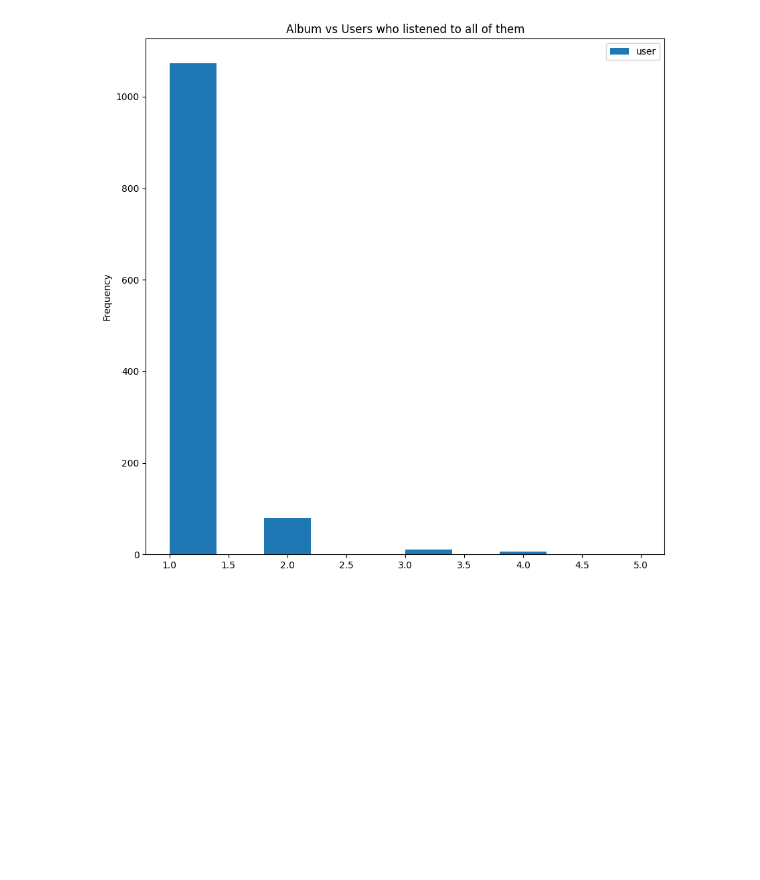
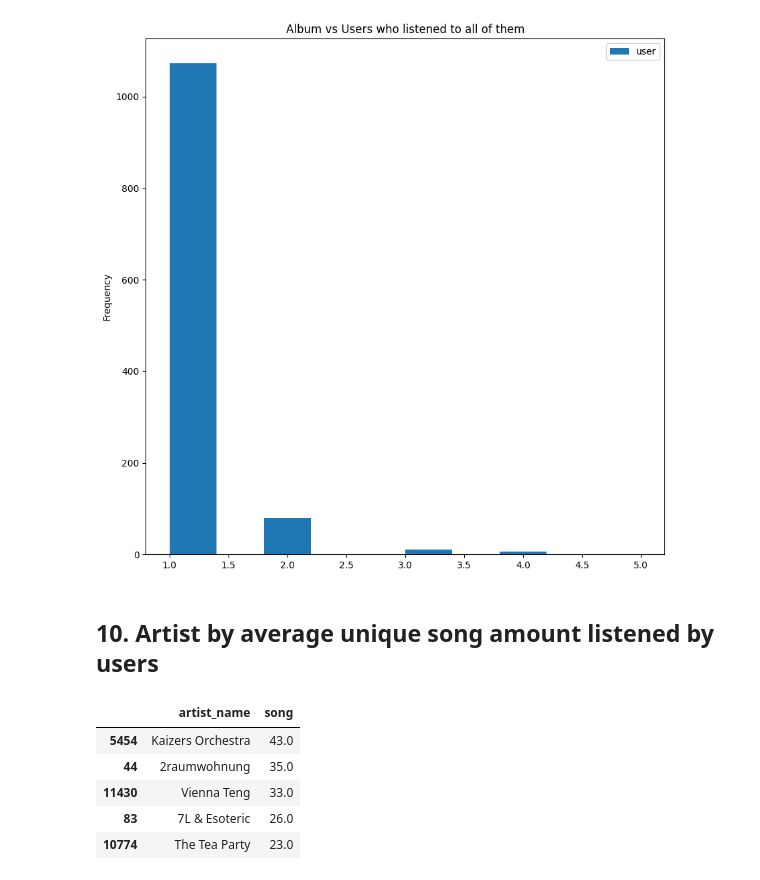
Before and after one commit to csosapezo/song-recommendation-engine, a Jupyter notebook: exploratory-data-analysis.ipynb, the cells around one changed output. Drawn from its saved outputs; the diff is of its cells as text; code cells hidden in the pictures; blank space fills up the shorter version.

```diff
--- a/exploratory-data-analysis.ipynb
+++ b/exploratory-data-analysis.ipynb
@@ -192,3 +192,15 @@ ax = album_user_df.plot(
 )
 # %% [output]
 [figure]
+# %% [markdown]
+## 10. Artist by average unique song amount listened by users
+# %%
+artist_song_df = df.groupby(by=["artist_name", "user"])["song"].count().reset_index().groupby("artist_name")["song"].mean().reset_index().sort_values("song", ascending=False)
+artist_song_df.head()
+# %% [output]
+|  | artist_name | song |
+| 5454 | Kaizers Orchestra | 43.0 |
+| 44 | 2raumwohnung | 35.0 |
+| 11430 | Vienna Teng | 33.0 |
+| 83 | 7L & Esoteric | 26.0 |
+| 10774 | The Tea Party | 23.0 |
```
Also changed, not shown: parts of 6 cells of this notebook.
